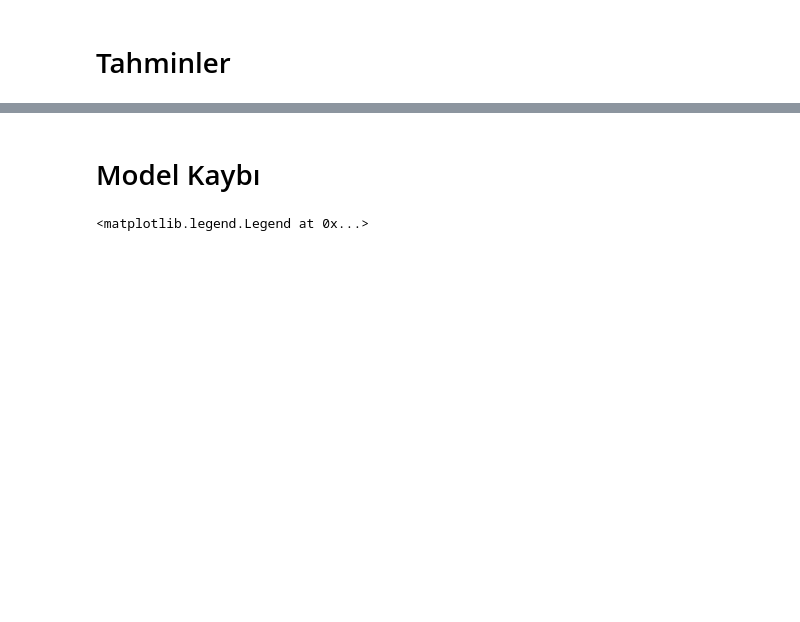
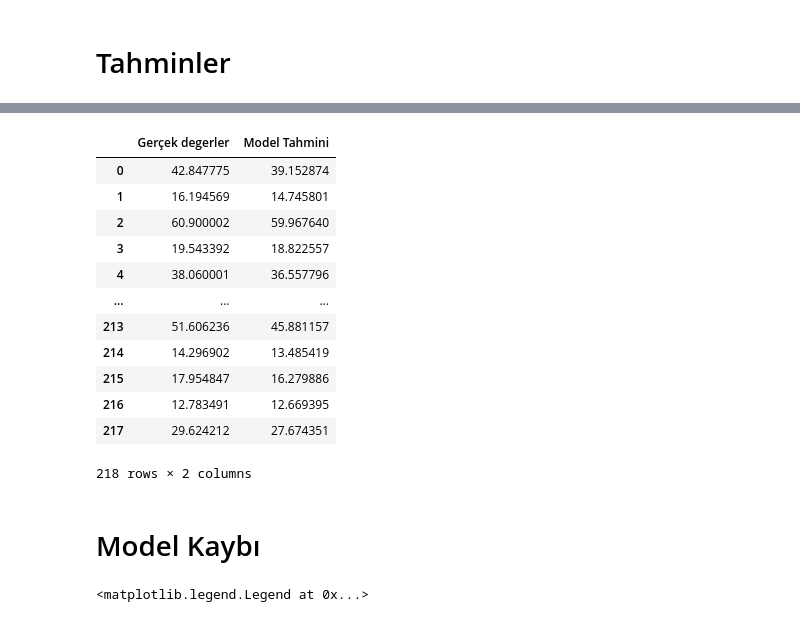
Before and after one commit to Efe-Eroglu/Hisse_Fiyat_Tahmini, a Jupyter notebook: Hisse_Fiyat_Tahmin.ipynb, the cells around one changed output, grey strips where cells are left out. Cells and saved outputs as stored; diff of their text form; code cells hidden in the pictures; blank space fills up the shorter version.

```diff
--- a/Hisse_Fiyat_Tahmin.ipynb
+++ b/Hisse_Fiyat_Tahmin.ipynb
@@ -466,3 +485,19 @@ for i in range(50):
+# %%
+tahmin_df
+# %% [output]
+|  | Gerçek degerler | Model Tahmini |
+| 0 | 42.847775 | 39.152874 |
+| 1 | 16.194569 | 14.745801 |
+| 2 | 60.900002 | 59.967640 |
+| 3 | 19.543392 | 18.822557 |
+| 4 | 38.060001 | 36.557796 |
+| ... | ... | ... |
+| 213 | 51.606236 | 45.881157 |
+| 214 | 14.296902 | 13.485419 |
+| 215 | 17.954847 | 16.279886 |
+| 216 | 12.783491 | 12.669395 |
+| 217 | 29.624212 | 27.674351 |
+218 rows × 2 columns
 # %% [markdown]
 # Model Kaybı
 # %%
```
Also changed, not shown: parts of 8 cells of this notebook.
